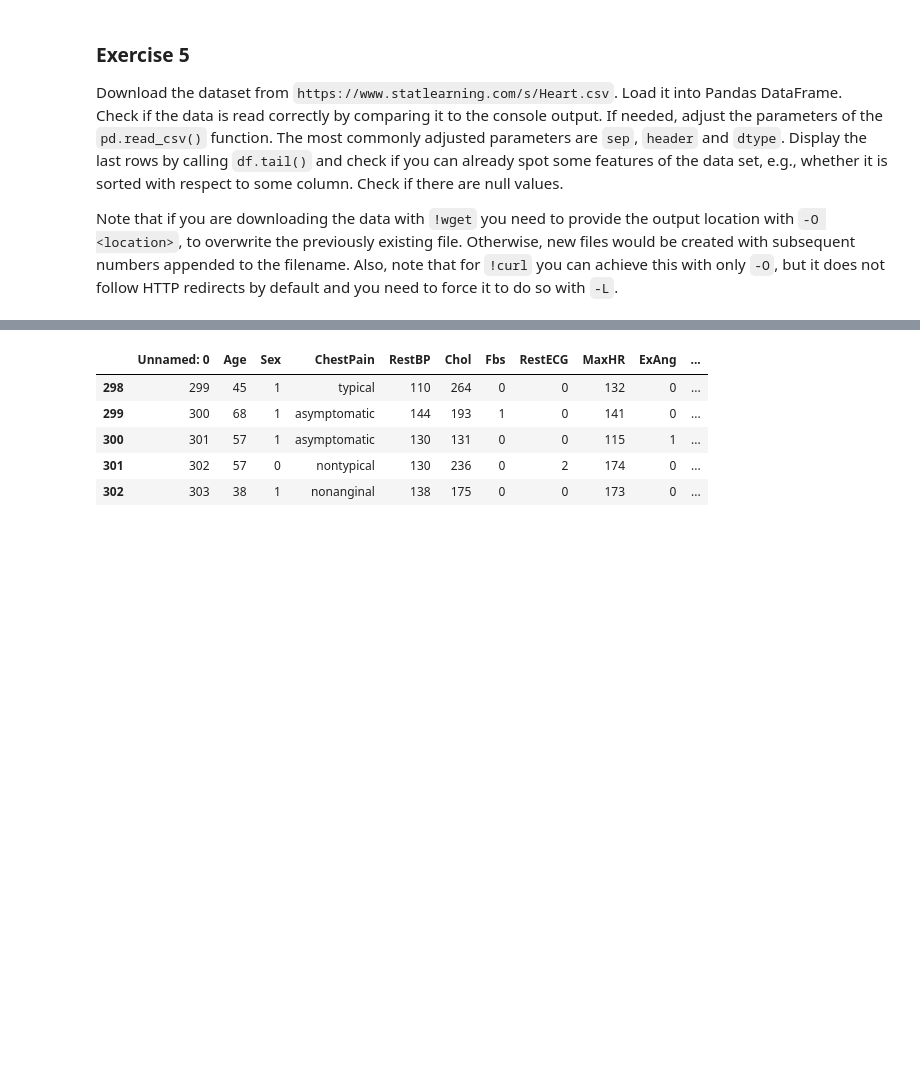
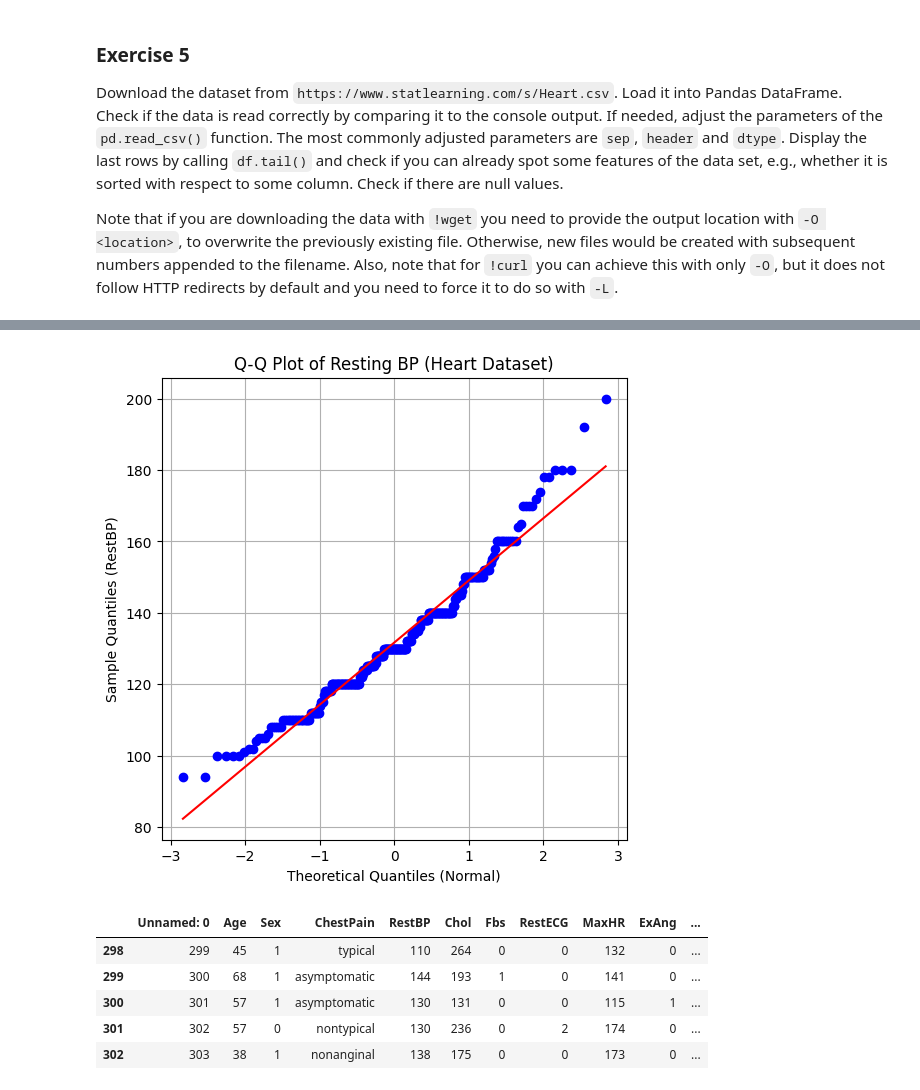
Before and after one commit to sylwia-sapkowska/intro-to-ml, a Jupyter notebook: 1_Introduction,_visualization,_descriptive_statistics_student_version.ipynb, the cells around one changed output, grey strips where cells are left out. Saved outputs shown, nothing was run; the diff lists cells and outputs as text; code cells hidden in the pictures; blank space fills up the shorter version.

```diff
--- a/1_Introduction,_visualization,_descriptive_statistics_student_version.ipynb
+++ b/1_Introduction,_visualization,_descriptive_statistics_student_version.ipynb
@@ -305,3 +370,20 @@ Heart.csv.2         100%[===================>]  19.46K  --.-KB/s    in 0.001s
+# %%
+import scipy.stats as stats
+
+df = pd.read_csv("Heart.csv")
+x = df["RestBP"].dropna()
+
+plt.figure(figsize=(6,6))
+stats.probplot(x, dist="norm", plot=plt)
+
+plt.title("Q-Q Plot of Resting BP (Heart Dataset)")
+plt.xlabel("Theoretical Quantiles (Normal)")
+plt.ylabel("Sample Quantiles (RestBP)")
+plt.grid(True)
+
+plt.show()
+# %% [output]
+[figure, added]
 # %%
 # Put your code here
 df = pd.read_csv("Heart.csv")
```
Also changed, not shown: parts of 3 cells of this notebook.
